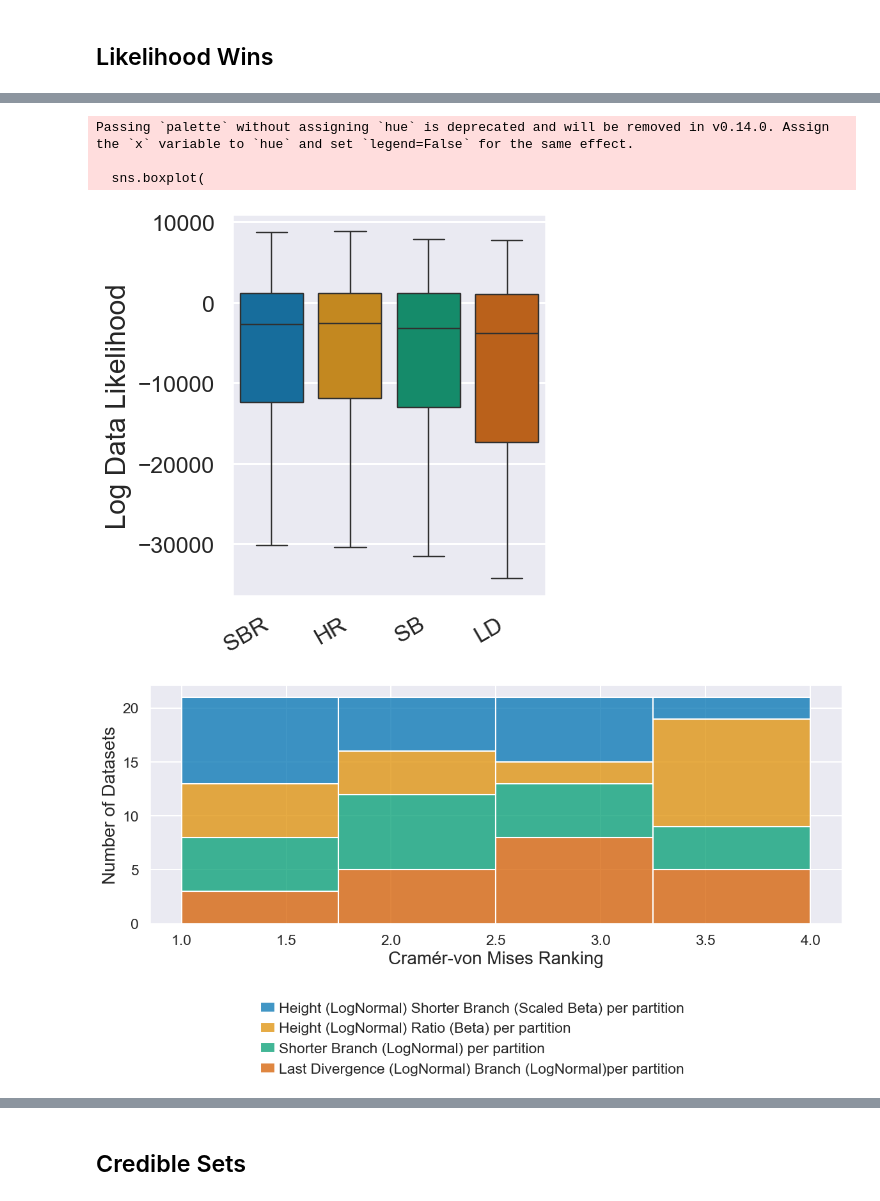
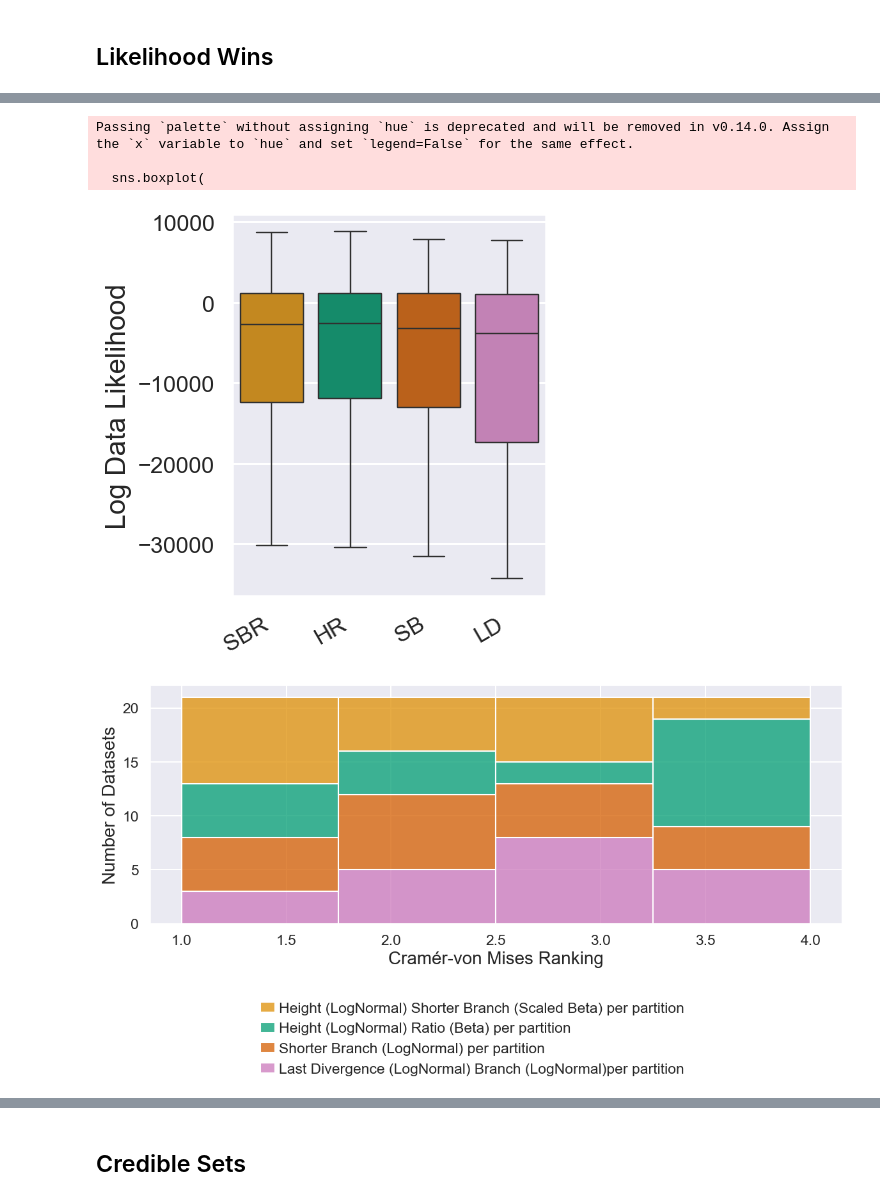
Before and after one commit to tochsner/ccd-validation, a Jupyter notebook: src/julia_analysis/julia_analysis.ipynb, the cells around one changed output, grey strips where cells are left out. Saved outputs shown, nothing was run; the diff lists cells and outputs as text; code cells hidden in the pictures.

```diff
--- a/src/julia_analysis/julia_analysis.ipynb
+++ b/src/julia_analysis/julia_analysis.ipynb
@@ -102,7 +103,7 @@ sns.boxplot(
     y="value",
     order=short_models,
     showfliers=False,
-    palette=palette
+    palette=sns.color_palette()[1:],
 )
 
 plt.xticks(rotation=30, ha="right")
@@ -116,7 +117,7 @@ plt.savefig(PLOTS_PATH / f"{PLOT_PREFIX}-likelihood.svg")
 Passing `palette` without assigning `hue` is deprecated and will be removed in v0.14.0. Assign the `x` variable to `hue` and set `legend=False` for the same effect.
 
   sns.boxplot(
-[figure, old version]
+[figure, new version]
 # %%
 df_cvm = df_stats[df_stats["metric"] == "cramer_von_mises"]
 df_cvm = df_cvm.sort_values("inverse_metric_rank")
@@ -125,23 +126,24 @@ df_cvm["distribution_short"] = df_cvm["distribution"].map(SHORT_MODEL_IDS.get)
 # %%
 ax = sns.displot(
     data=df_cvm, x="inverse_metric_rank", hue="distribution", multiple='stack', bins=num_methods-1,
     hue_order=models,
+    palette=sns.color_palette()[1:],
     height=FIG_HEIGHT, aspect=FIG_WIDTH/FIG_HEIGHT
 )
 
 sns.move_legend(
     ax, "lower center", bbox_to_anchor=(0.5, -0.3), ncol=1, title=None, frameon=False,
     borderpad=0, columnspacing=0.5, handletextpad=0.25, handlelength=1.0,
 )
 plt.xlabel("Cramér-von Mises Ranking")
 plt.ylabel("Number of Datasets")
 
 plt.tight_layout()
-ax.savefig(PLOTS_PATH / f"{PLOT_PREFIX}-cvm-ranking.png", dpi=250)
+ax.savefig(PLOTS_PATH / f"{PLOT_PREFIX}-cvm-ranking.svg")
 
 plt.show()
 # %% [output]
-[figure, old version]
+[figure, new version]
 # %%
 plt.figure(figsize=(FIG_WIDTH, FIG_HEIGHT))
 
```
Also changed, not shown: parts of 5 cells of this notebook, 2 other files.
